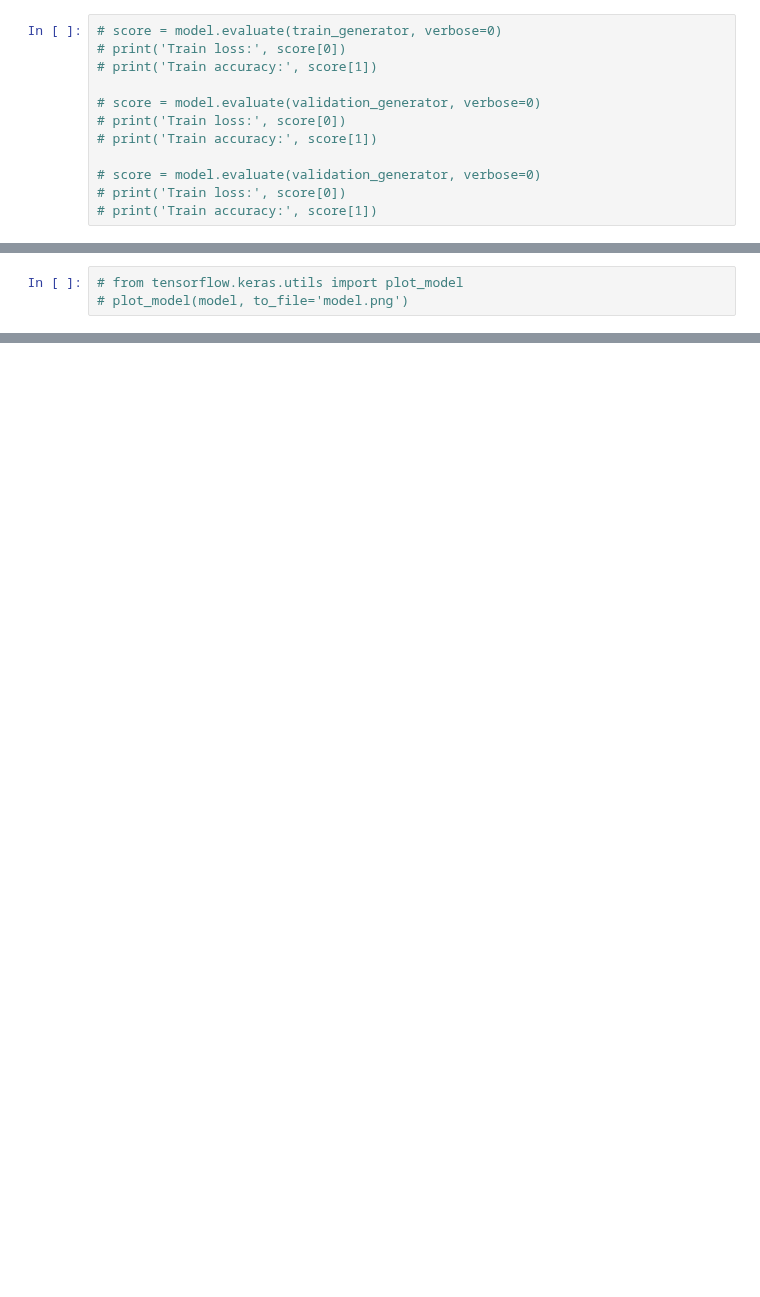
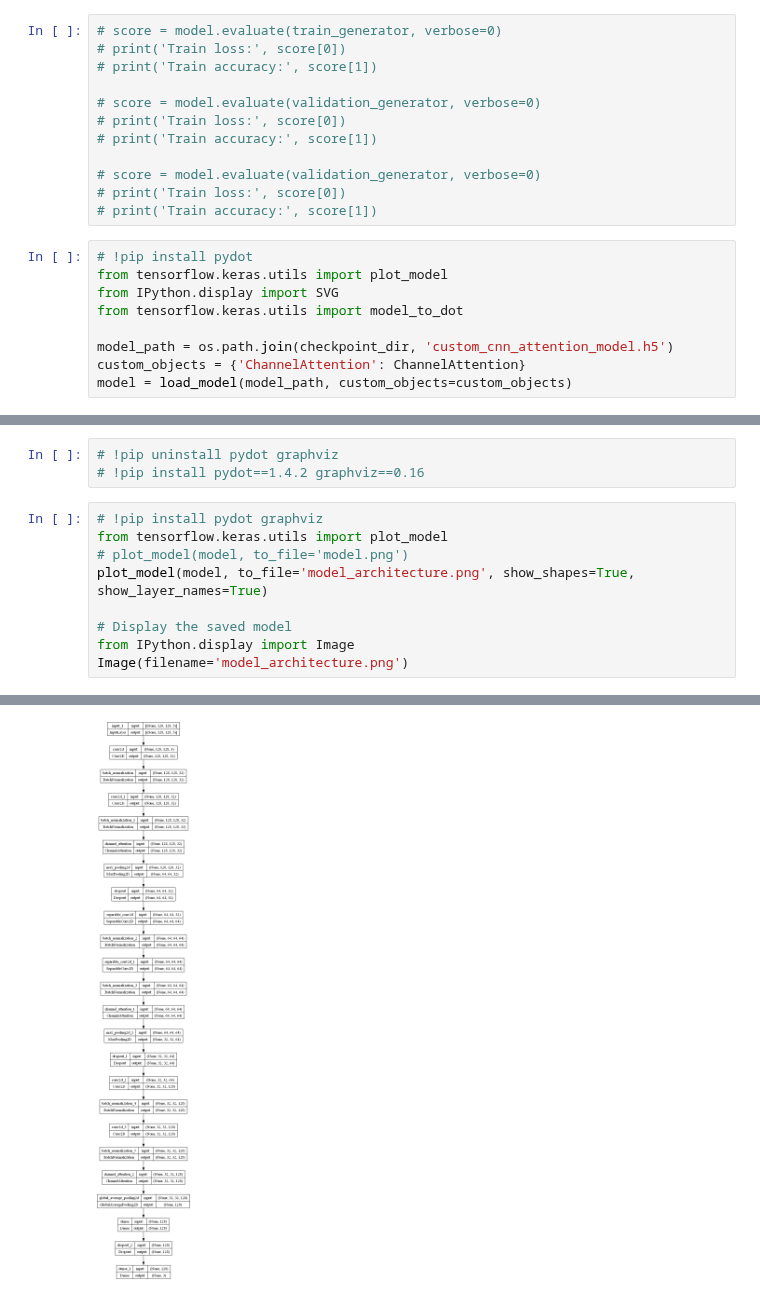
Before and after one commit to mungekarkiran/Basic_Python, a Jupyter notebook: Suresh Interview Project/Project_Multi_Cancer/Notebook/07_Custom CNN model with attention mechanisms and advanced layers for feature extraction.ipynb, the cells around one changed output, grey strips where cells are left out. Drawn from its saved outputs; the diff is of its cells as text; blank space fills up the shorter version.

```diff
--- a/Suresh Interview Project/Project_Multi_Cancer/Notebook/07_Custom CNN model with attention mechanisms and advanced layers for feature extraction.ipynb
+++ b/Suresh Interview Project/Project_Multi_Cancer/Notebook/07_Custom CNN model with attention mechanisms and advanced layers for feature extraction.ipynb
@@ -263,3 +261,12 @@ Validation Accuracy: 81.60%
 # score = model.evaluate(validation_generator, verbose=0)
 # print('Train loss:', score[0])
 # print('Train accuracy:', score[1])
+# %%
+# !pip install pydot
+from tensorflow.keras.utils import plot_model
+from IPython.display import SVG
+from tensorflow.keras.utils import model_to_dot
+
+model_path = os.path.join(checkpoint_dir, 'custom_cnn_attention_model.h5')
+custom_objects = {'ChannelAttention': ChannelAttention}
+model = load_model(model_path, custom_objects=custom_objects)
@@ -266,4 +277,13 @@ Validation Accuracy: 81.60%
+# %%
+# !pip uninstall pydot graphviz
+# !pip install pydot==1.4.2 graphviz==0.16
 # %%
-# from tensorflow.keras.utils import plot_model
+# !pip install pydot graphviz
+from tensorflow.keras.utils import plot_model
 # plot_model(model, to_file='model.png')
+plot_model(model, to_file='model_architecture.png', show_shapes=True, show_layer_names=True)
+
+# Display the saved model
+from IPython.display import Image
+Image(filename='model_architecture.png')
 # %% [output]
@@ -271,0 +290 @@ Train accuracy: 0.8282828330993652
+[figure, added]
```
Also changed, not shown: parts of 12 cells of this notebook.
